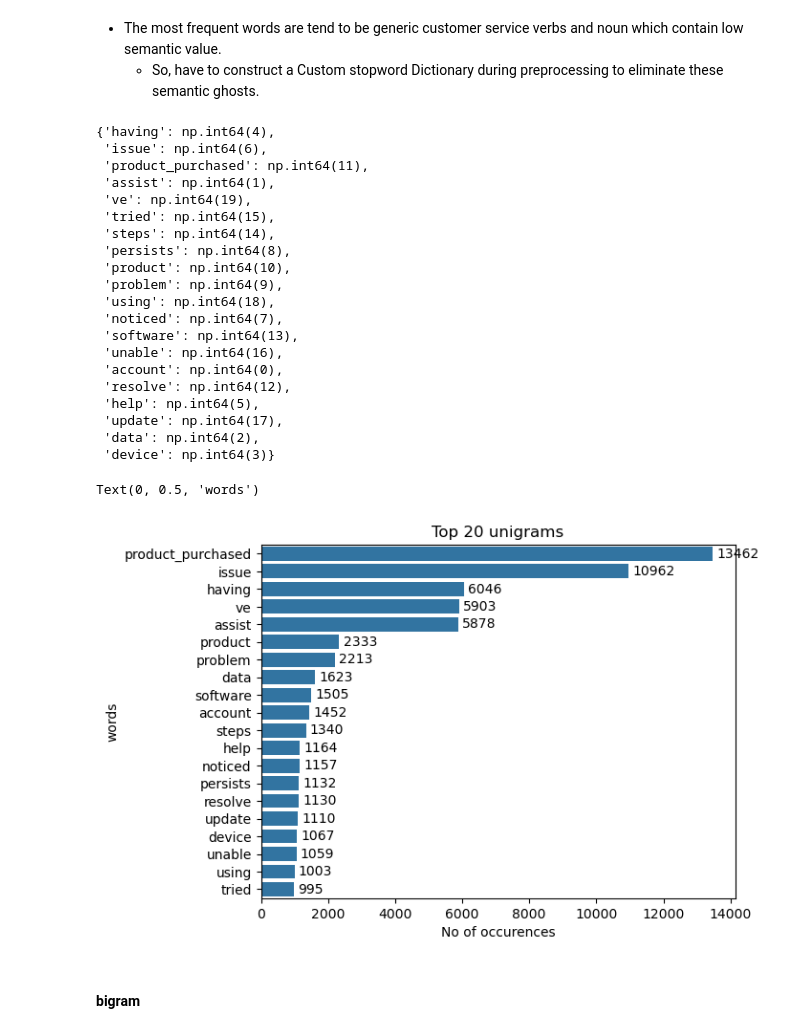
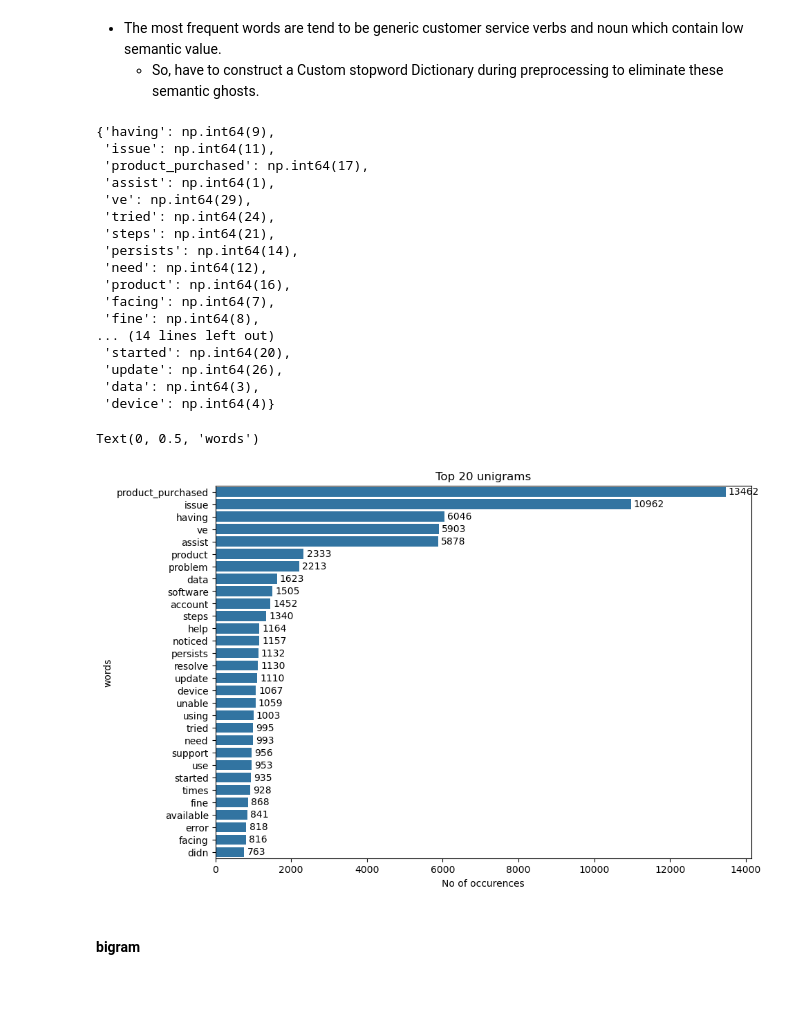
Before and after one commit to Razan-88/TextAnalytics-CW-Task4, a Jupyter notebook: analytics_pipeline/EDA.ipynb, the cells around one changed output. Drawn from its saved outputs; the diff is of its cells as text; code cells hidden in the pictures; blank space fills up the shorter version.

```diff
--- a/analytics_pipeline/EDA.ipynb
+++ b/analytics_pipeline/EDA.ipynb
@@ -883,32 +883,29 @@ Name: count, dtype: int64
 # %%
 #  create a unigram vectorizer to identify top 20 most frequent terms in ticket descriptions
 
-unigram_vectorizer = CountVectorizer(ngram_range=(1,1), stop_words='english', max_features = 20)
+unigram_vectorizer = CountVectorizer(ngram_range=(1,1), stop_words='english', max_features = 30)
 unigram_matrix = unigram_vectorizer.fit_transform(df_descr['Ticket Description'])
 
 # view the learned vocabulary
 unigram_vectorizer.vocabulary_
 # %% [output]
-{'having': np.int64(4),
- 'issue': np.int64(6),
- 'product_purchased': np.int64(11),
+{'having': np.int64(9),
+ 'issue': np.int64(11),
+ 'product_purchased': np.int64(17),
  'assist': np.int64(1),
- 've': np.int64(19),
- 'tried': np.int64(15),
- 'steps': np.int64(14),
- 'persists': np.int64(8),
- 'product': np.int64(10),
- 'problem': np.int64(9),
- 'using': np.int64(18),
- 'noticed': np.int64(7),
- 'software': np.int64(13),
- 'unable': np.int64(16),
- 'account': np.int64(0),
- 'resolve': np.int64(12),
- 'help': np.int64(5),
- 'update': np.int64(17),
- 'data': np.int64(2),
- 'device': np.int64(3)}
+ 've': np.int64(29),
+ 'tried': np.int64(24),
+ 'steps': np.int64(21),
+ 'persists': np.int64(14),
+ 'need': np.int64(12),
+ 'product': np.int64(16),
+ 'facing': np.int64(7),
+ 'fine': np.int64(8),
+... (14 lines left out)
+ 'started': np.int64(20),
+ 'update': np.int64(26),
+ 'data': np.int64(3),
+ 'device': np.int64(4)}
 # %%
 # calculate term frequencies by summing the word counts across all documents for each term.
 # Each term's total frequency is obtained by aggregating its occurences in all tickets
@@ -919,18 +916,20 @@ unigram_freq = pd.DataFrame(
     columns = ["Frequency"]
 ).sort_values(by="Frequency", ascending = False)
 # %%
-# visualize the top 20 unigrams to understand common themes in ticket descriptions and identify frequent issues or topics raised by customers.B
+# visualize the top 30 unigrams to understand common themes in ticket descriptions and identify frequent issues or topics raised by customers.B
+
+plt.figure(figsize=(10,7))
 
 unigram_plot = sns.barplot(x=unigram_freq['Frequency'], y=unigram_freq.index)
 
 unigram_plot.bar_label(unigram_plot.containers[0], fmt="%d", padding = 3)
 
 plt.title("Top 20 unigrams")
 plt.xlabel("No of occurences")
 plt.ylabel("words")
 # %% [output]
 Text(0, 0.5, 'words')
-[figure, old version]
+[figure, new version]
 # %% [markdown]
 #### bigram
 # %% [markdown]
```
Also changed, not shown: parts of 8 cells of this notebook.
